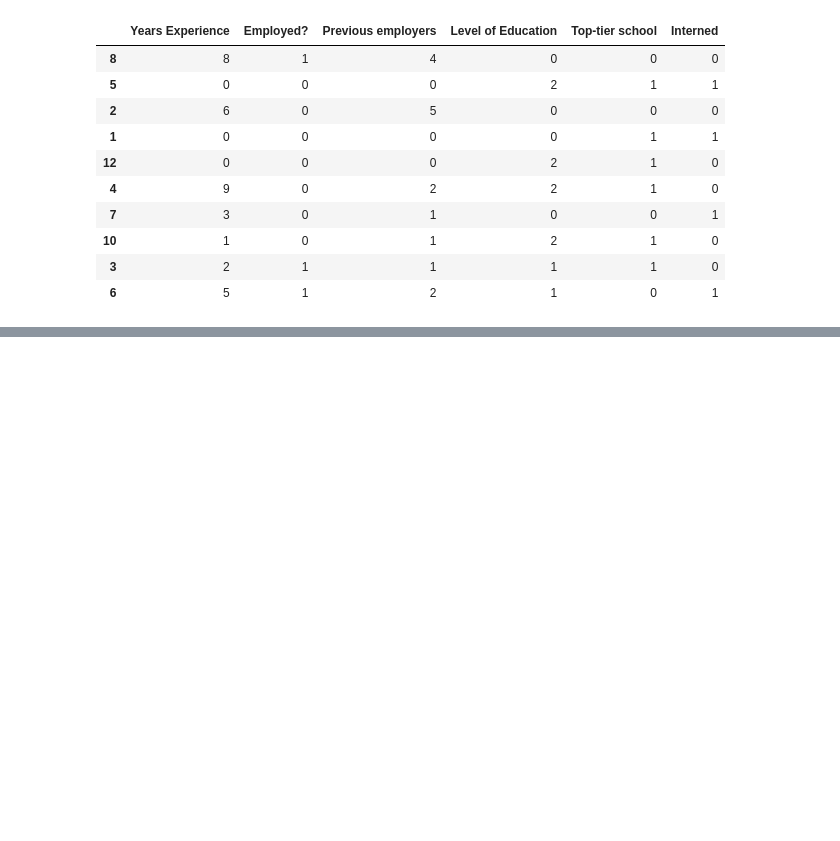
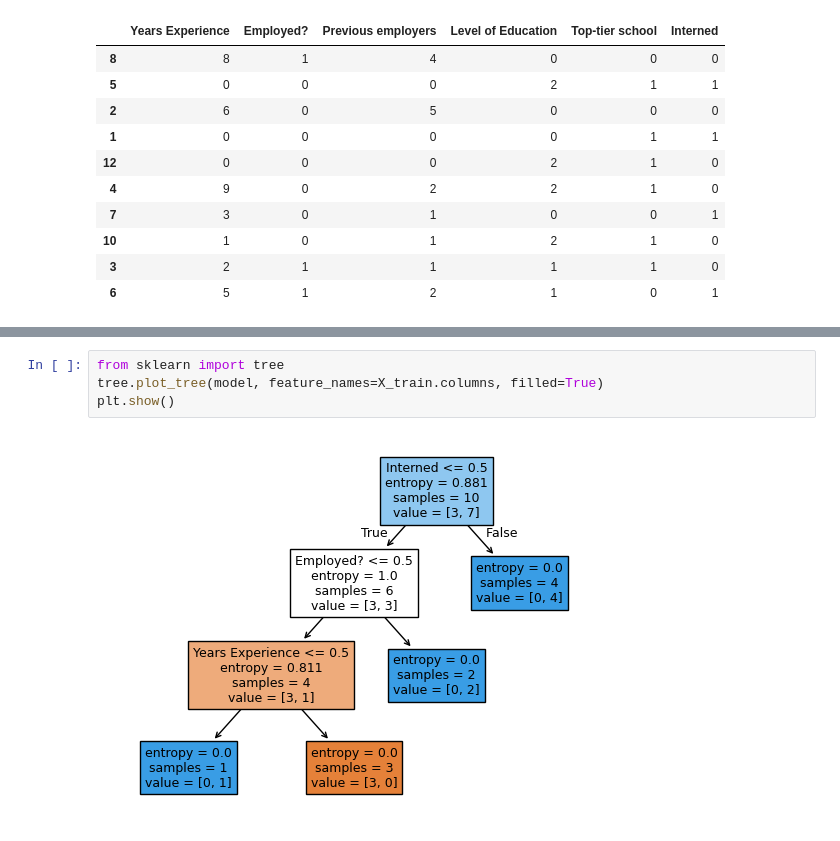
Before and after one commit to karthik-k11/Machine-Learning, a Jupyter notebook: ML/PastHires_DT.ipynb, the cells around one changed output, grey strips where cells are left out. Drawn from its saved outputs; the diff is of its cells as text; blank space fills up the shorter version.

```diff
--- a/ML/PastHires_DT.ipynb
+++ b/ML/PastHires_DT.ipynb
@@ -261,0 +247,6 @@ Image(graph.create_png())
+# %%
+from sklearn import tree
+tree.plot_tree(model, feature_names=X_train.columns, filled=True)
+plt.show()
+# %% [output]
+[figure, added]
```
Also changed, not shown: parts of 3 cells of this notebook.
